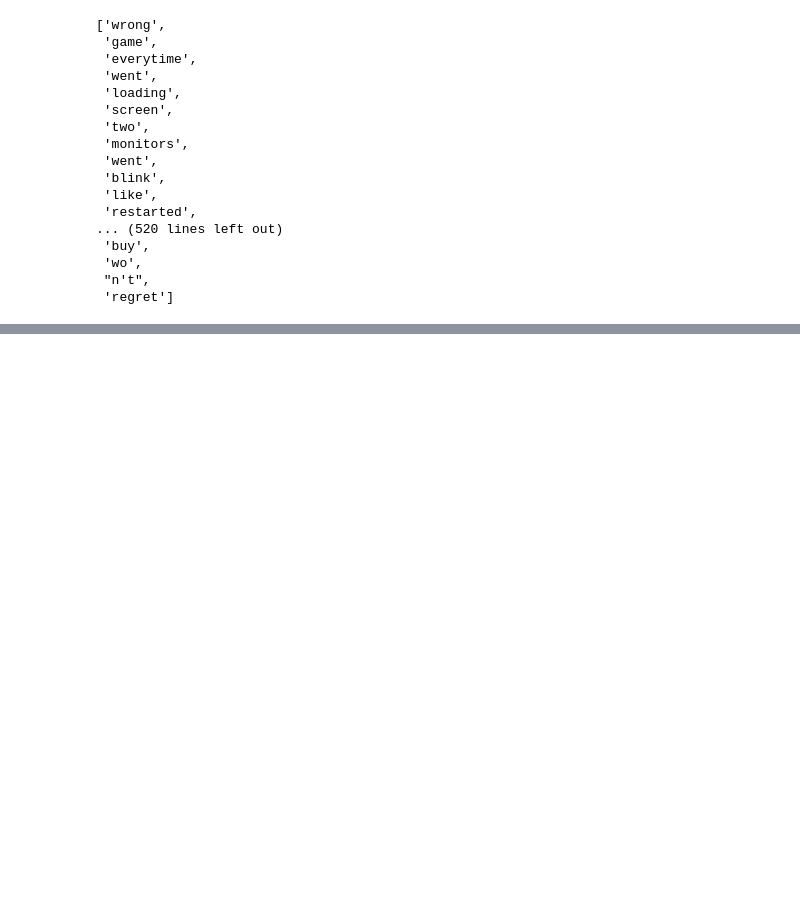
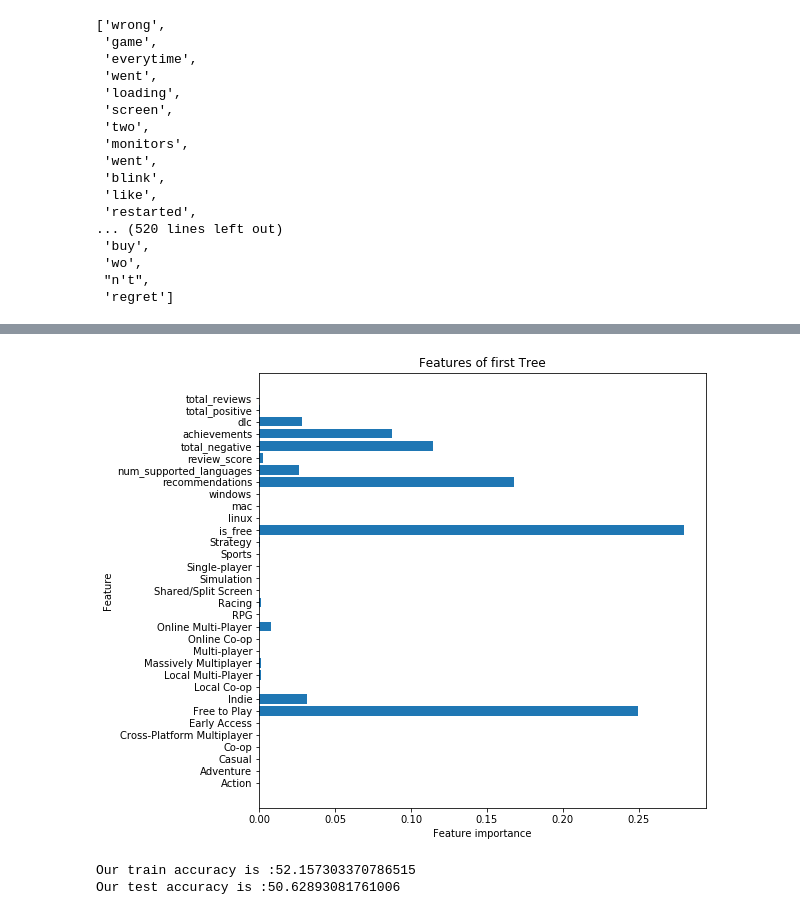
Before and after one commit to rvent/Steam_Pricing_Classification_Project, a Jupyter notebook: Mod-3-Project.ipynb, the cells around one changed output, grey strips where cells are left out. Cells and saved outputs as stored; diff of their text form; code cells hidden in the pictures; blank space fills up the shorter version.

```diff
--- a/Mod-3-Project.ipynb
+++ b/Mod-3-Project.ipynb
@@ -1033,0 +942,21 @@ word_tokens[100]
+# %%
+r_clf2 = r_clf.estimators_[0]
+# %%
+# the features of importance of the first tree
+plot_feature_importances(r_clf2, "Features of first Tree")
+# %% [output]
+[figure, added]
+# %%
+r_clf3 = RandomForestClassifier(n_estimators=100, max_depth=5, max_features=30)
+r_clf3.fit(X_train, y_train1)
+y_pred_train = clf.predict(X_train)
+y_pred_test = clf.predict(X_test)
+
+acc = r_clf3.score(X_train, y_train1) * 100
+print("Our train accuracy is :{0}".format(acc))
+
+acc = r_clf3.score(X_test, y_test1) * 100
+print("Our test accuracy is :{0}".format(acc))
+# %% [output]
+Our train accuracy is :52.157303370786515
+Our test accuracy is :50.62893081761006
```
Also changed, not shown: parts of 66 cells of this notebook.
